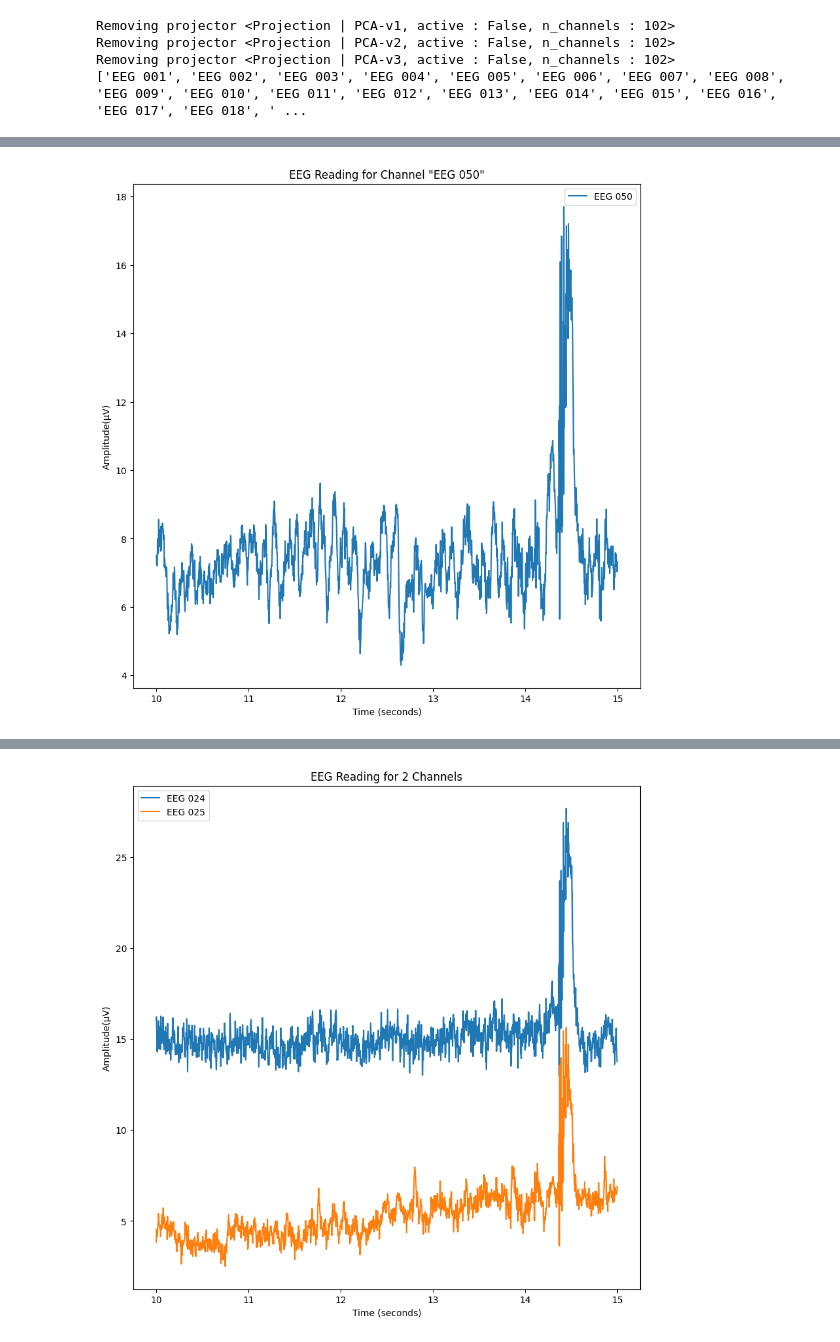
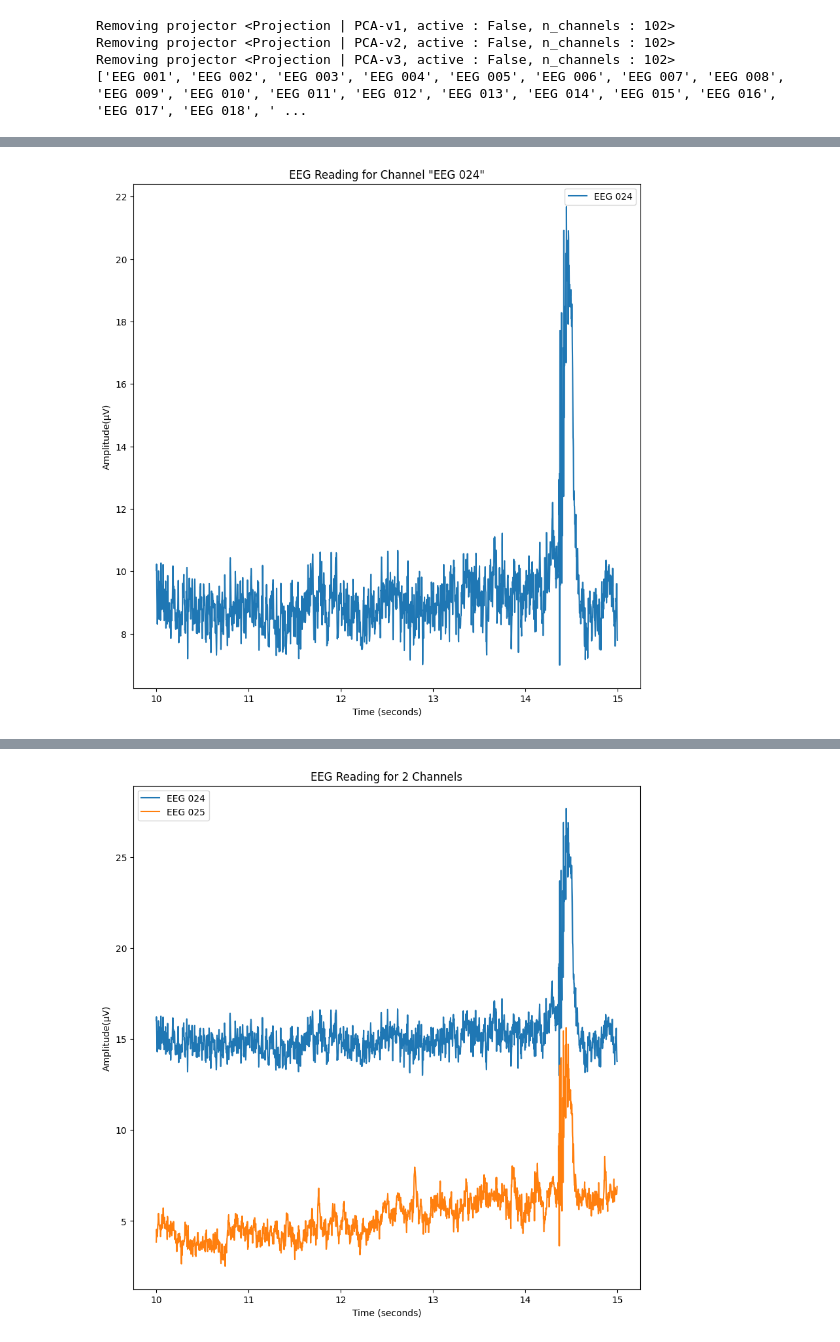
Before and after one commit to MostafaRahimiAzghadi/NeuroSTEM, a Jupyter notebook: NeuroStem_exercise.ipynb, the cells around one changed output, grey strips where cells are left out. Cells and saved outputs as stored; diff of their text form; code cells hidden in the pictures.

Commit message:
FIX: typo in solution for plotting

```diff
--- a/NeuroStem_exercise.ipynb
+++ b/NeuroStem_exercise.ipynb
@@ -199,7 +199,7 @@ Hint:
 # SOLUTION (DELETE BEFOFE THE ACTUAL EVENT)
 start_time = 10
 stop_time = 15
-channel_name = "EEG 050"
+channel_name = "EEG 024"
 
 
 ##### DON"T MODIFY CODE BELOW ######
@@ -210,34 +210,34 @@ selected_eeg = eeg_data_only[channel_name, start_sample:stop_sample]
 
 time_x = selected_eeg[1]
 eeg_amplitude_y = selected_eeg[0].T * 10**5 # Convert to micro Volts
 ###################################
 
 
 ######### CODE FOR PLOTTING ##########
 # Create a figure object with a specific size
 width = 10
 height = 10
 plt.figure(figsize=(width, height))
 
 # BELOW is for Students
 # plt.plot(..... , .....)
 # # Plot Annotation
 # plt.xlabel(....) # For STUDENTS to modify
 # plt.ylabel(.)# For STUDENTS to modify
 # plt.title(.....) # For STUDENTS to modify
 # plt.legend(.......)
 # plt.show()
 
 
 # SOLUTION (DELETE BEFOFE THE ACTUAL EVENT)
 plt.plot(time_x, eeg_amplitude_y) # For STUDENTS to modify
 plt.xlabel('Time (seconds)') # For STUDENTS to modify
 plt.ylabel('Amplitude(μV)')# For STUDENTS to modify
 plt.title(f'EEG Reading for Channel "{channel_name}"') # For STUDENTS to modify
 plt.legend([f"{channel_name}"])
 plt.show()
 # %% [output]
-[figure, old version]
+[figure, new version]
 # %% [markdown]
 ### Challenge activity (OPTIONAL)!
 
```
